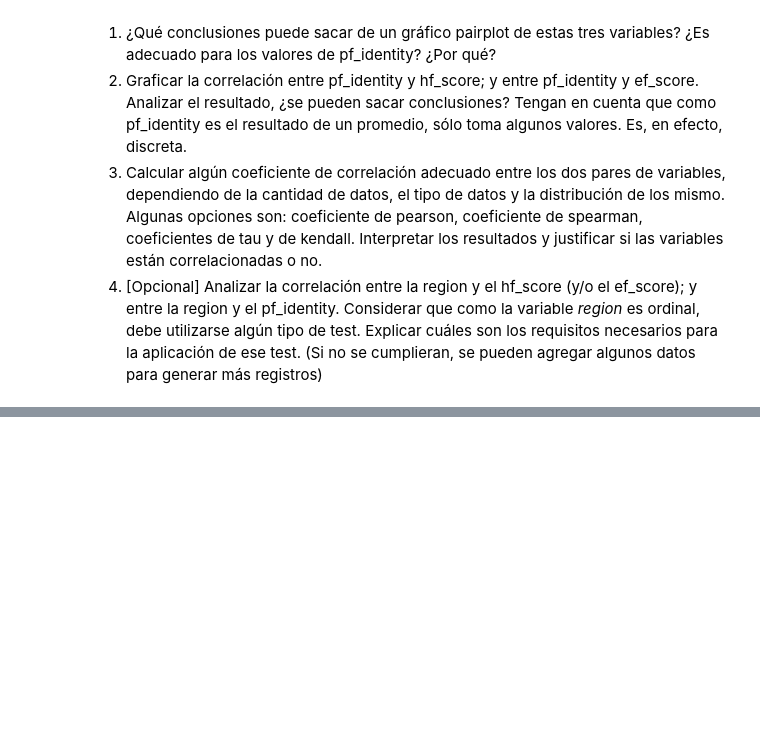
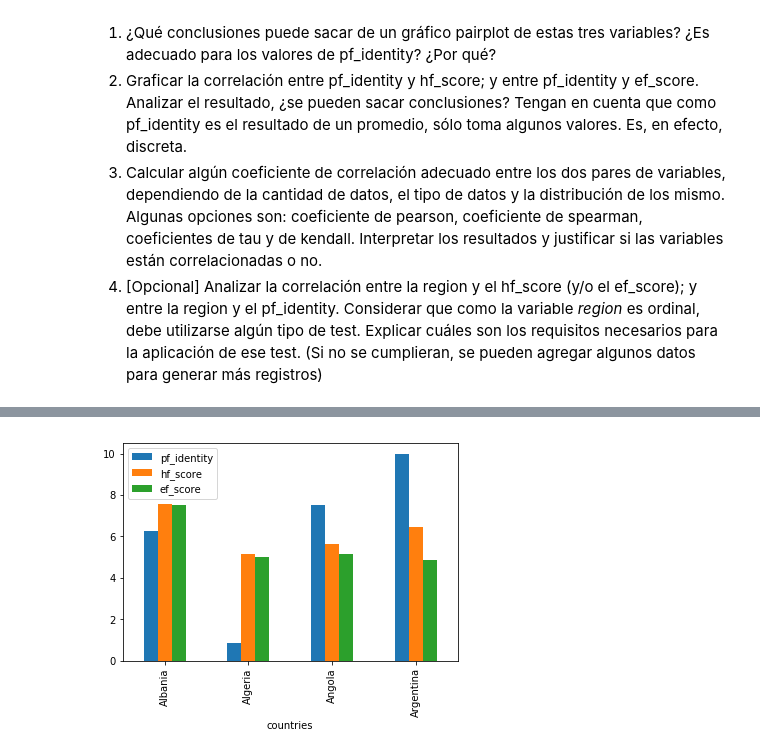
Before and after one commit to mnuclle/diplodatosAnalisisYVisualizacion, a Jupyter notebook: 02_practico_vgt.ipynb, the cells around one changed output, grey strips where cells are left out. Cells and saved outputs as stored; diff of their text form; code cells hidden in the pictures; blank space fills up the shorter version.

```diff
--- a/02_practico_vgt.ipynb
+++ b/02_practico_vgt.ipynb
@@ -825,0 +828,3 @@ Como pf_indentity contribuye al cálculo de hf_score y ef_score, esperamos halla
+# %%
+comp_pf_hf_ef = gt_data[['countries','pf_identity','hf_score','ef_score']].head(4)
+comp_pf_hf_ef
@@ -825,0 +837,4 @@ Como pf_indentity contribuye al cálculo de hf_score y ef_score, esperamos halla
+# %%
+test_gt = comp_pf_hf_ef.set_index('countries').plot.bar()
+# %% [output]
+[figure, added]
```
Also changed, not shown: parts of 2 cells of this notebook.
